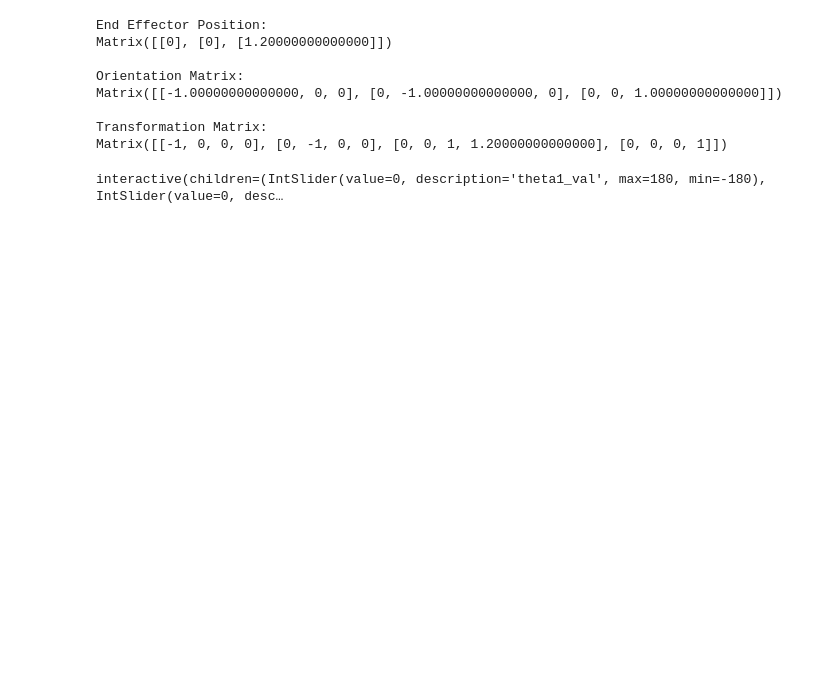
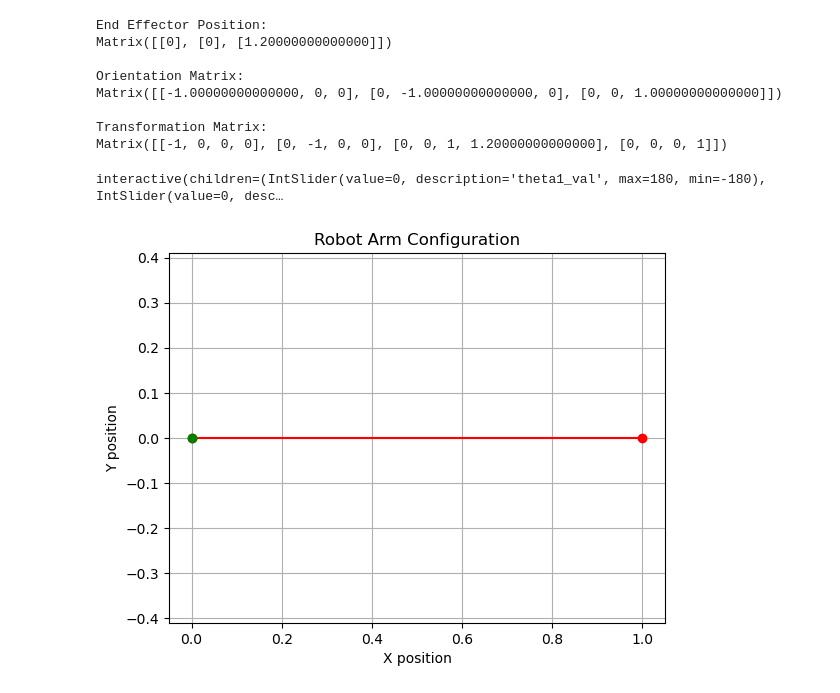
Before and after one commit to sulimanbadour1/Project_S, a Jupyter notebook: control/InverseKinematics/math/Forward_kinematics/FK.ipynb, the cells around one changed output. Saved outputs shown, nothing was run; the diff lists cells and outputs as text; code cells hidden in the pictures; blank space fills up the shorter version.

```diff
--- a/control/InverseKinematics/math/Forward_kinematics/FK.ipynb
+++ b/control/InverseKinematics/math/Forward_kinematics/FK.ipynb
@@ -356,3 +358,69 @@ def plot_robot(theta1_val=0, theta2_val=0, theta3_val=0, theta4_val=0, theta5_va
 interact(plot_robot, theta1_val=(-180, 180), theta2_val=(-180, 180), theta3_val=(-180, 180), theta4_val=(-180, 180), theta5_val=(-180, 180));
 # %% [output]
 interactive(children=(IntSlider(value=0, description='theta1_val', max=180, min=-180), IntSlider(value=0, desc…
+# %%
+import numpy as np
+import matplotlib.pyplot as plt
+
+def inverse_kinematics_mqp(px, py, pz):
+    L_base = 3.125
+    L1 = 1
+    L2 = 6.625
+    L3 = 6.625
+    L4 = 1
+    L_end_effector = 3.125
+
+    pz_adjusted = -pz
+
+    theta1 = np.arctan2(py, px)
+
+    wx = np.sqrt(px**2 + py**2)
+    wz = pz_adjusted
+
+    D = np.sqrt(wx**2 + wz**2)
+
+    if D > (L2 + L3):
+        raise ValueError('Position is not reachable')
+
+    cos_theta2 = (L2**2 + D**2 - L3**2) / (2 * L2 * D)
+    theta2 = np.arctan2(wz, wx) - np.arccos(cos_theta2)
+
+    cos_theta3 = (L2**2 + L3**2 - D**2) / (2 * L2 * L3)
+    theta3 = np.arccos(cos_theta3) - np.pi
+
+    theta4 = -theta2 + theta3
+
+    theta5 = 0
+
+    return np.rad2deg([theta1, -theta2, theta3, -theta4, theta5])
+
+def plot_robot(px, py, pz):
+    angles = inverse_kinematics_mqp(px, py, pz)
+    L1 = 1
+    L2 = 6.625
+    L3 = 6.625
+    L4 = 1
+    L_end_effector = 3.125
+
+    # Calculate joint positions
+    J1 = [0, 0]
+    J2 = [L1 * np.cos(np.deg2rad(angles[0])), L1 * np.sin(np.deg2rad(angles[0]))]
+    J3 = [J2[0] + L2 * np.cos(np.deg2rad(angles[0] + angles[1])), J2[1] + L2 * np.sin(np.deg2rad(angles[0] + angles[1]))]
+    J4 = [J3[0] + L3 * np.cos(np.deg2rad(angles[0] + angles[1] + angles[2])), J3[1] + L3 * np.sin(np.deg2rad(angles[0] + angles[1] + angles[2]))]
+    EE = [J4[0] + L_end_effector * np.cos(np.deg2rad(angles[0] + angles[1] + angles[2] + angles[3])), J4[1] + L_end_effector * np.sin(np.deg2rad(angles[0] + angles[1] + angles[2] + angles[3]))]
+
+    # Plotting
+    plt.figure()
+    plt.plot([0, J2[0], J3[0], J4[0], EE[0]], [0, J2[1], J3[1], J4[1], EE[1]], 'ro-')
+    plt.plot(0, 0, 'go')  # Base position
+    plt.title("Robot Arm Configuration")
+    plt.xlabel("X position")
+    plt.ylabel("Y position")
+    plt.grid(True)
+    plt.axis('equal')
+    plt.show()
+
+# Example coordinates
+plot_robot(0, 0, 0)
+# %% [output]
+[figure, added]
```
Also changed, not shown: parts of 2 cells of this notebook, 4 other files.
